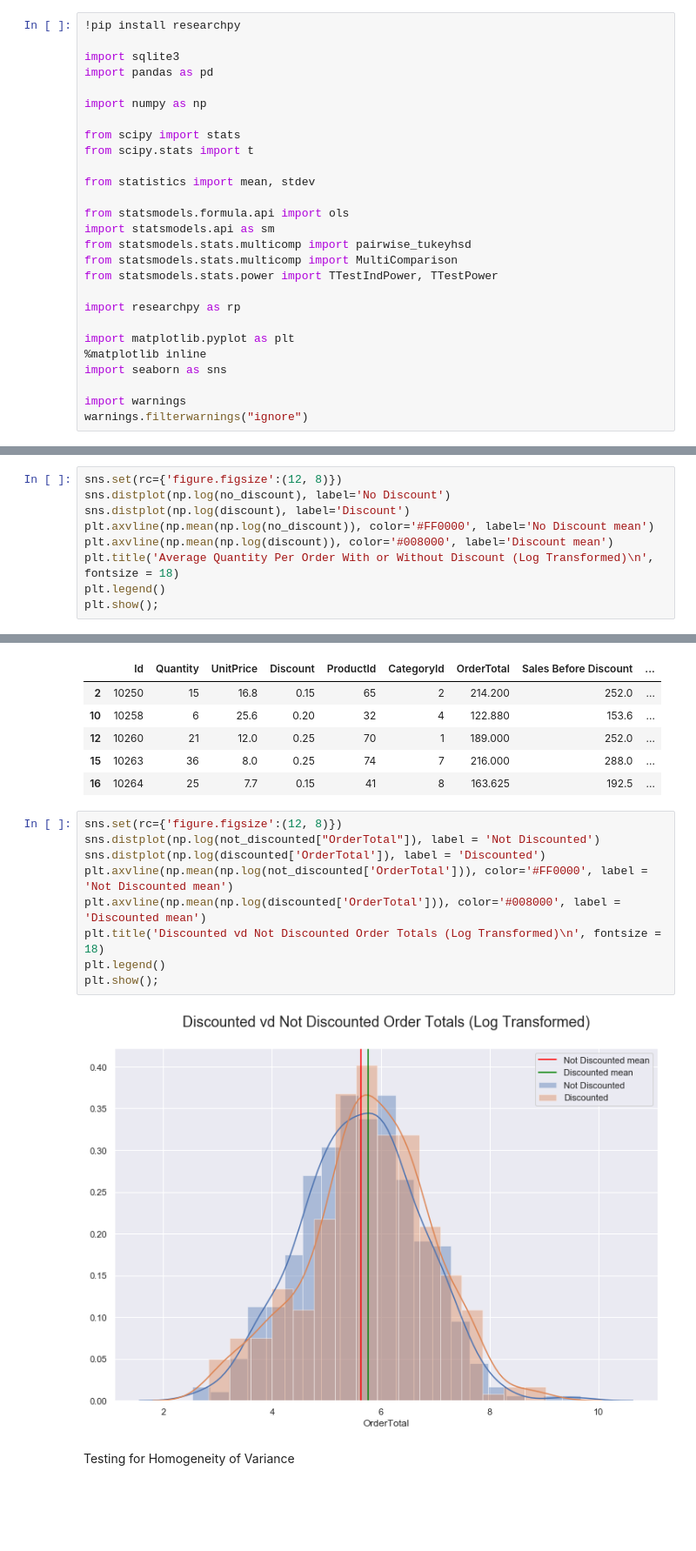
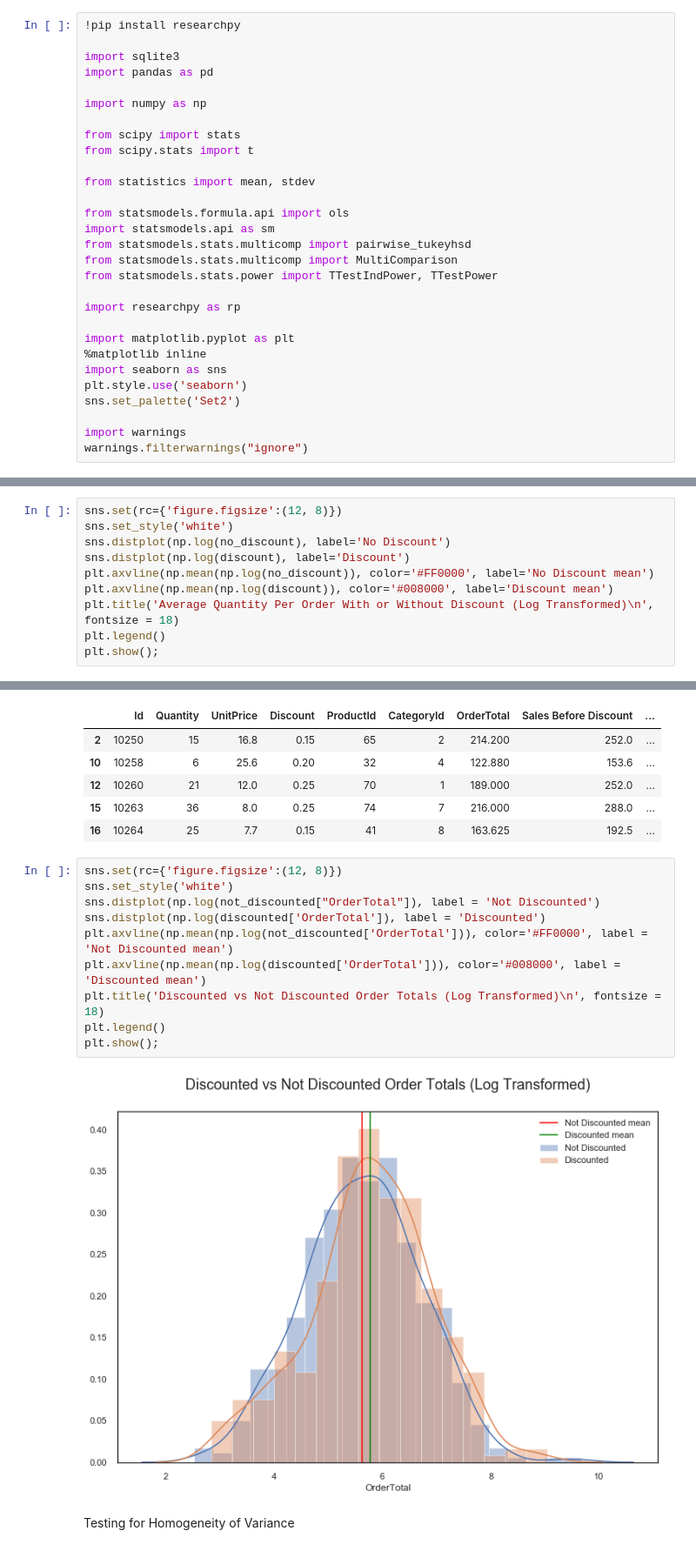
Before and after one commit to krystiandennis/dsc-mod-3-project-online-ds-ft-071519, a Jupyter notebook: Module 3 Final Project.ipynb, the cells around one changed output, grey strips where cells are left out. Shown at 87% size. Saved outputs shown, nothing was run; the diff lists cells and outputs as text; blank space fills up the shorter version.

```diff
--- a/Module 3 Final Project.ipynb
+++ b/Module 3 Final Project.ipynb
@@ -44,6 +44,8 @@ import researchpy as rp
 import matplotlib.pyplot as plt
 %matplotlib inline
 import seaborn as sns
+plt.style.use('seaborn')
+sns.set_palette('Set2')
 
 import warnings
 warnings.filterwarnings("ignore")
@@ -246,5 +248,6 @@ ax.set_xlim(0,9)
 # %%
 sns.set(rc={'figure.figsize':(12, 8)})
+sns.set_style('white')
 sns.distplot(np.log(no_discount), label='No Discount')
 sns.distplot(np.log(discount), label='Discount')
 plt.axvline(np.mean(np.log(no_discount)), color='#FF0000', label='No Discount mean')
@@ -787,15 +814,16 @@ discounted.head()
 | 16 | 10264 | 25 | 7.7 | 0.15 | 41 | 8 | 163.625 | 192.5 | ... |
 # %%
 sns.set(rc={'figure.figsize':(12, 8)})
+sns.set_style('white')
 sns.distplot(np.log(not_discounted["OrderTotal"]), label = 'Not Discounted')
 sns.distplot(np.log(discounted['OrderTotal']), label = 'Discounted')
 plt.axvline(np.mean(np.log(not_discounted['OrderTotal'])), color='#FF0000', label = 'Not Discounted mean')
 plt.axvline(np.mean(np.log(discounted['OrderTotal'])), color='#008000', label = 'Discounted mean')
-plt.title('Discounted vd Not Discounted Order Totals (Log Transformed)\n', fontsize = 18)
+plt.title('Discounted vs Not Discounted Order Totals (Log Transformed)\n', fontsize = 18)
 plt.legend()
 plt.show();
 # %% [output]
-[figure, old version]
+[figure, new version]
 # %% [markdown]
 Testing for Homogeneity of Variance
 # %%
```
Also changed, not shown: parts of 26 cells of this notebook.
